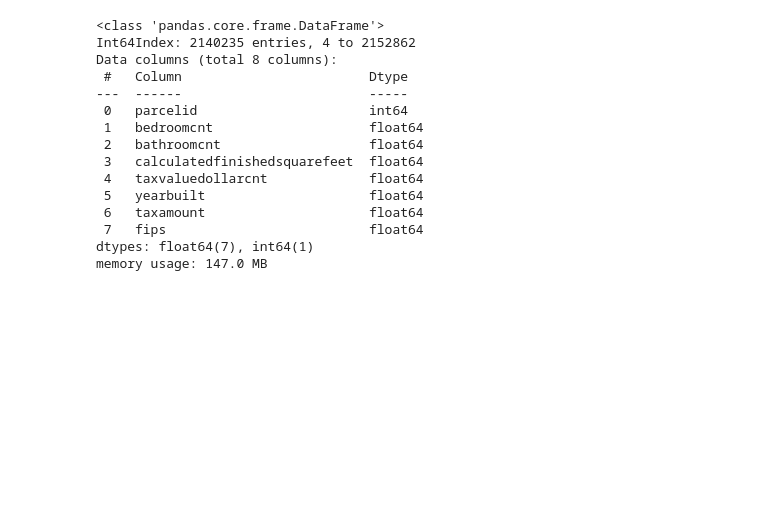
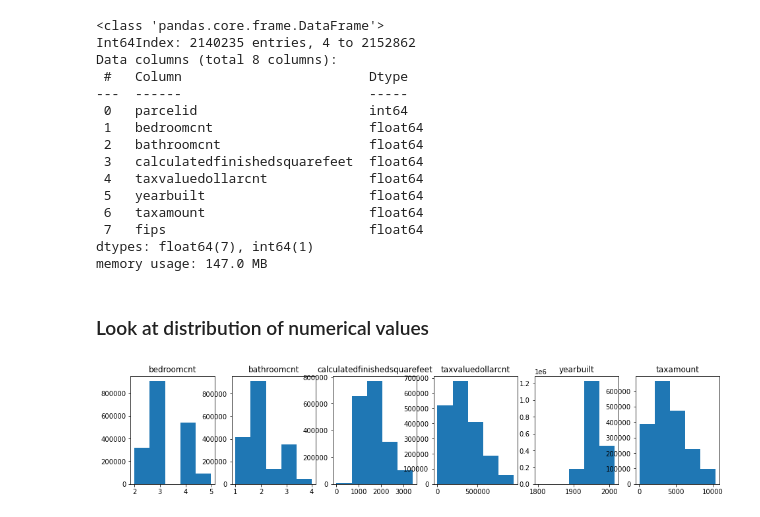
Before and after one commit to DanChurchill/regression_exercises, a Jupyter notebook: wrangle.ipynb, the cells around one changed output. Saved outputs shown, nothing was run; the diff lists cells and outputs as text; code cells hidden in the pictures; blank space fills up the shorter version.

Commit message:
completed scaling lesson and added functions to wrangle.py

```diff
--- a/wrangle.ipynb
+++ b/wrangle.ipynb
@@ -83,8 +85,6 @@ def wrangle_zillow():
     df=df.dropna()
 # %%
 df = wrangle.get_zillow()
-# %%
-df = wrangle.prep_zillow(df)
 # %%
 df.info()
 # %% [output]
@@ -103,3 +103,19 @@ Data columns (total 8 columns):
  7   fips                          float64
 dtypes: float64(7), int64(1)
 memory usage: 147.0 MB
+# %% [markdown]
+### Look at distribution of numerical values
+# %%
+plt.figure(figsize=(16, 3))
+
+# List of columns
+cols = ['bedroomcnt', 'bathroomcnt', 'calculatedfinishedsquarefeet', 'taxvaluedollarcnt', 'yearbuilt', 'taxamount']
+
+for i, col in enumerate(cols):
+    subplot_num = i+1
+    plt.subplot(1,6,subplot_num)
+    plt.title(col)
+    df[col].hist(bins=5)
+    plt.grid(False)
+# %% [output]
+[figure, added]
```
Also changed, not shown: parts of 5 cells of this notebook, 2 other files.
